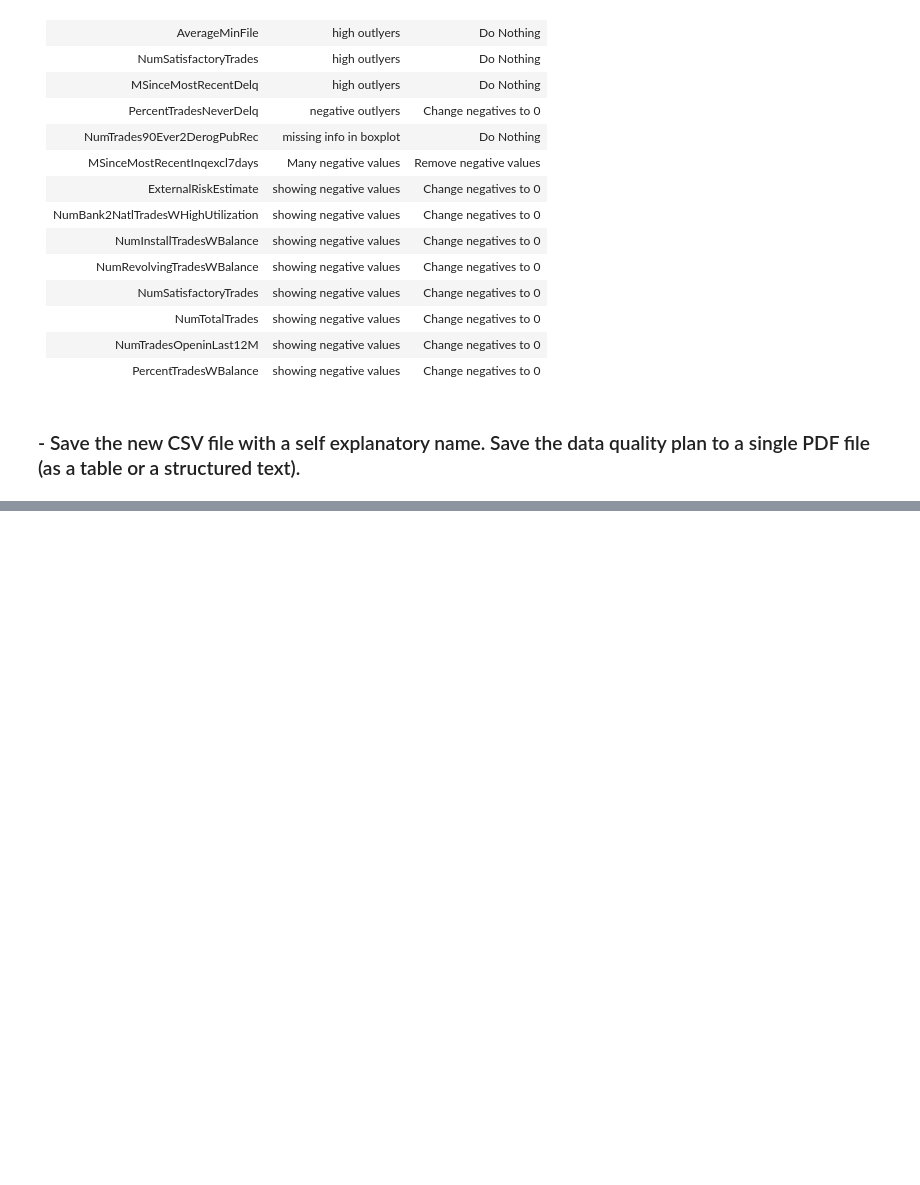
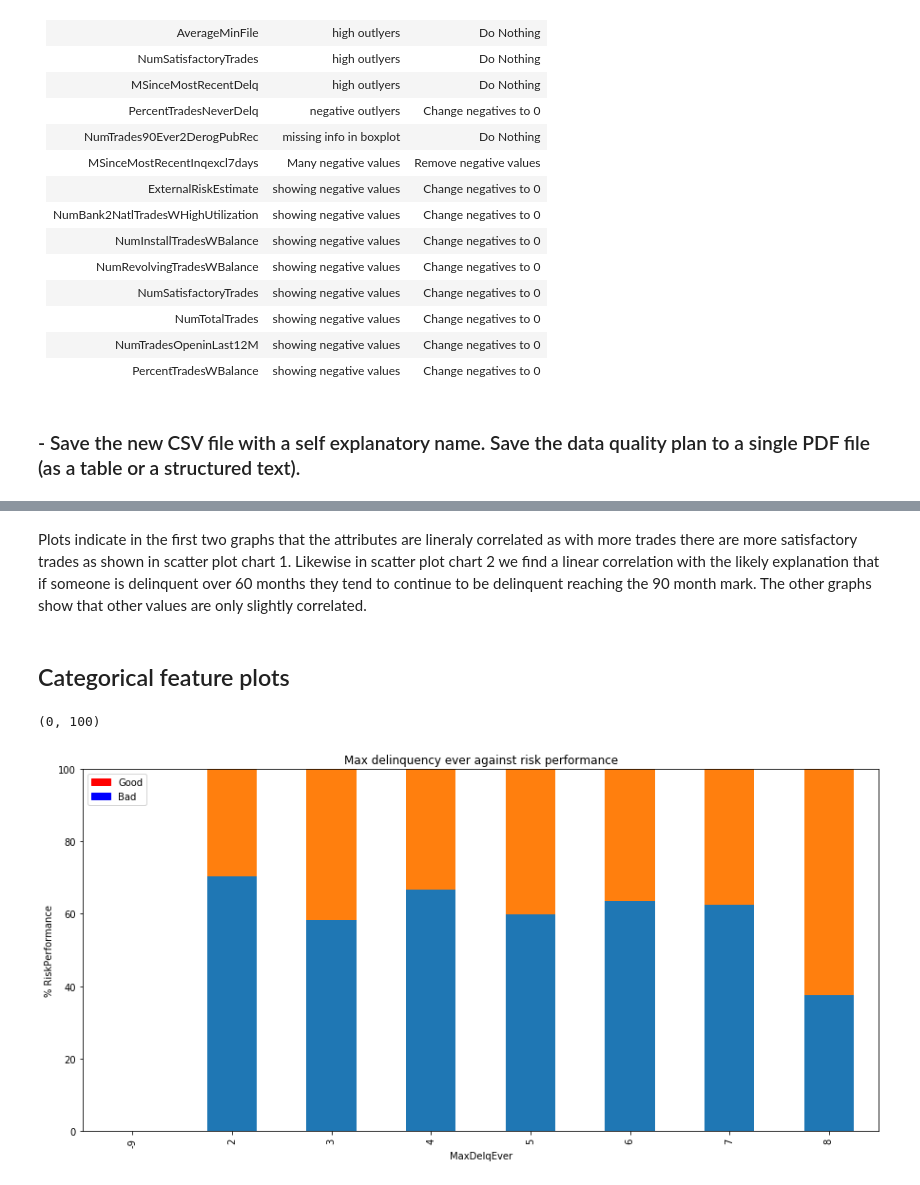
Before and after one commit to Miguelmargar/jupyter-notebook-work, a Jupyter notebook: Data Analytics/Assignment 1/Miguel_Martinez_00021466_COMP47350_homework1.ipynb, the cells around one changed output, grey strips where cells are left out. Cells and saved outputs as stored; diff of their text form; code cells hidden in the pictures; blank space fills up the shorter version.

```diff
--- a/Data Analytics/Assignment 1/Miguel_Martinez_00021466_COMP47350_homework1.ipynb
+++ b/Data Analytics/Assignment 1/Miguel_Martinez_00021466_COMP47350_homework1.ipynb
@@ -597,0 +546,30 @@ df.to_csv('CreditRisk_1-2_cleaned.csv', index=False)
+# %% [markdown]
+Plots indicate in the first two graphs that the attributes are lineraly correlated as with more trades there are more satisfactory trades as shown in scatter plot chart 1. Likewise in scatter plot chart 2 we find a linear correlation with the likely explanation that if someone is delinquent over 60 months they tend to continue to be delinquent reaching the 90 month mark. The other graphs show that other values are only slightly correlated.
+# %% [markdown]
+## Categorical feature plots
+# %%
+#Using code from the module lab
+maximum = pd.unique(df.MaxDelqEver.ravel())
+
+df['percent'] = 0
+
+for i in maximum:
+    count = 1 / df[df.MaxDelqEver == i].count()['RiskPerformance']
+    index_list = df[df['MaxDelqEver'] == i].index.tolist()
+    for ind in index_list:
+        df.loc[ind, 'percent'] = count * 100
+
+group = df[['percent','MaxDelqEver','RiskPerformance']].groupby(['MaxDelqEver','RiskPerformance']).sum()
+
+my_plot = group.unstack().plot(kind='bar', stacked=True, title="Max delinquency ever against risk performance", figsize=(15,7))
+
+red_patch = mpatches.Patch(color='red', label='Good')
+blue_patch = mpatches.Patch(color='blue', label='Bad')
+my_plot.legend(handles=[red_patch, blue_patch], frameon = True)
+
+my_plot.set_xlabel("MaxDelqEver")
+my_plot.set_ylabel("% RiskPerformance")
+my_plot.set_ylim([0,100])
+# %% [output]
+(0, 100)
+[figure, added]
```
Also changed, not shown: parts of 24 cells of this notebook, 3 other files.
